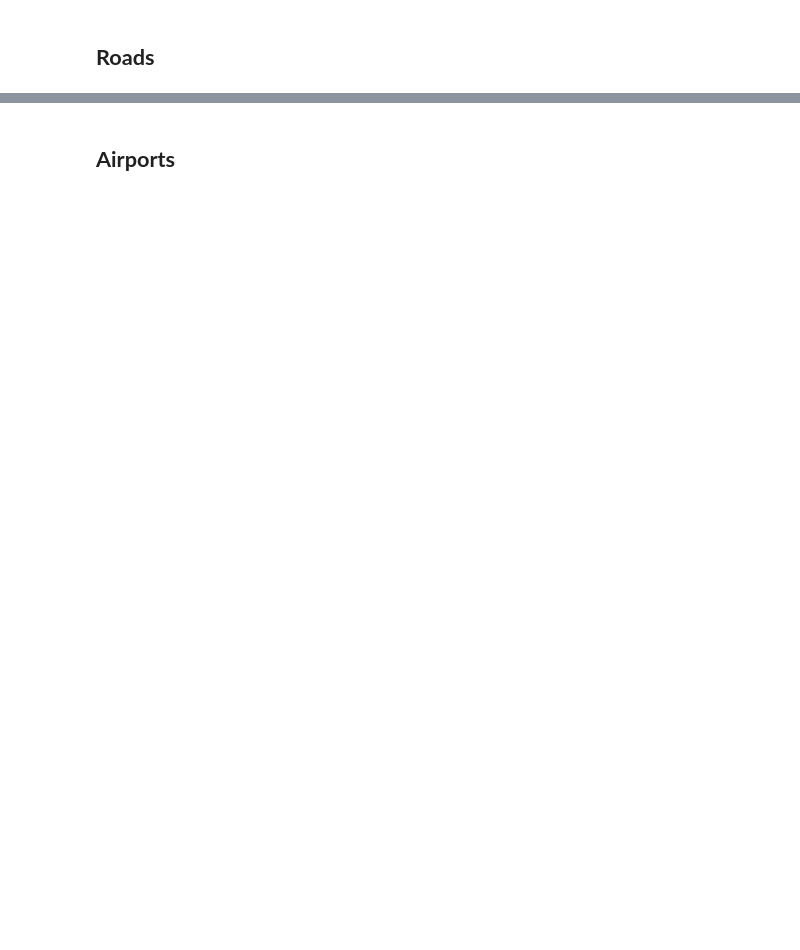
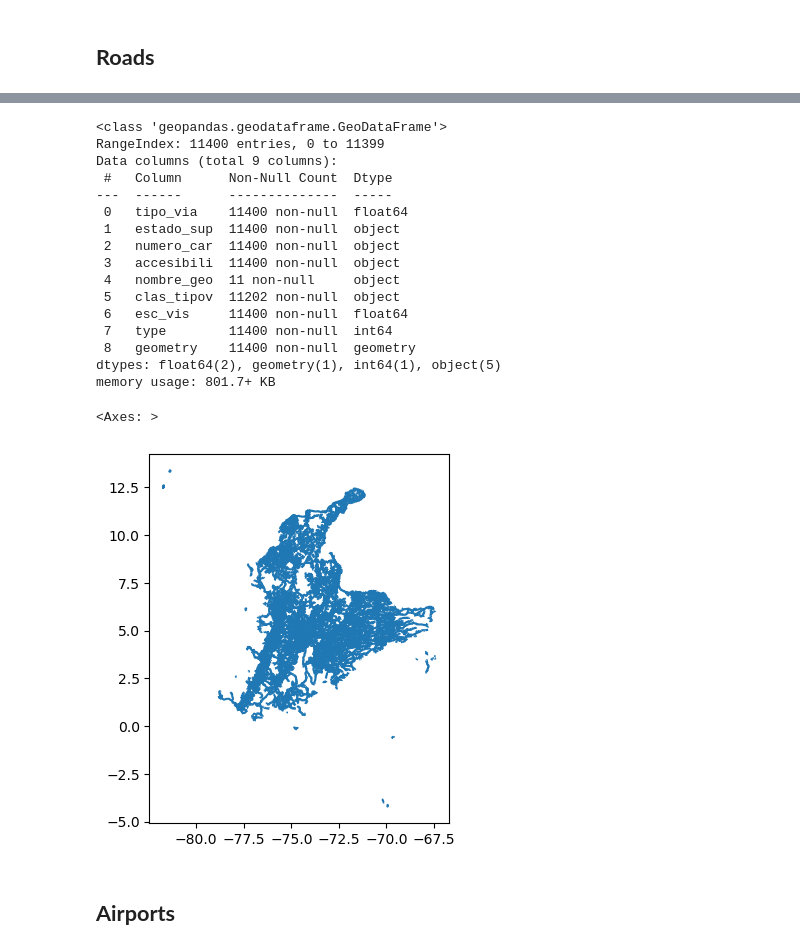
Before and after one commit to Iortega2021/03-geopark-vector-data, a Jupyter notebook: notebooks/geopark-vector-data-empty.ipynb, the cells around one changed output, grey strips where cells are left out. Saved outputs shown, nothing was run; the diff lists cells and outputs as text; code cells hidden in the pictures; blank space fills up the shorter version.

```diff
--- a/notebooks/geopark-vector-data-empty.ipynb
+++ b/notebooks/geopark-vector-data-empty.ipynb
@@ -246,3 +298,5 @@ rivers_url = ("https://maps.princeton.edu/download/file/tufts-colombia-major-riv
 roads_url = ("https://maps.princeton.edu/download/file/tufts-colombia-roads-11-shapefile.zip")
 
 # Open the roads data using geopandas
+roads_gdf = gpd.read_file(roads_url)
+roads_gdf
@@ -249,6 +317,26 @@ roads_url = ("https://maps.princeton.edu/download/file/tufts-colombia-roads-11-s
 # %%
 # Explore data using .info()
 roads_gdf.info()
+roads_gdf.plot()
+# %% [output]
+<class 'geopandas.geodataframe.GeoDataFrame'>
+RangeIndex: 11400 entries, 0 to 11399
+Data columns (total 9 columns):
+ #   Column      Non-Null Count  Dtype
+---  ------      --------------  -----
+ 0   tipo_via    11400 non-null  float64
+ 1   estado_sup  11400 non-null  object
+ 2   numero_car  11400 non-null  object
+ 3   accesibili  11400 non-null  object
+ 4   nombre_geo  11 non-null     object
+ 5   clas_tipov  11202 non-null  object
+ 6   esc_vis     11400 non-null  float64
+ 7   type        11400 non-null  int64
+ 8   geometry    11400 non-null  geometry
+dtypes: float64(2), geometry(1), int64(1), object(5)
+memory usage: 801.7+ KB
+<Axes: >
+[figure, added]
 # %% [markdown]
 ## **Airports**
 # %%
```
Also changed, not shown: parts of 12 cells of this notebook.
